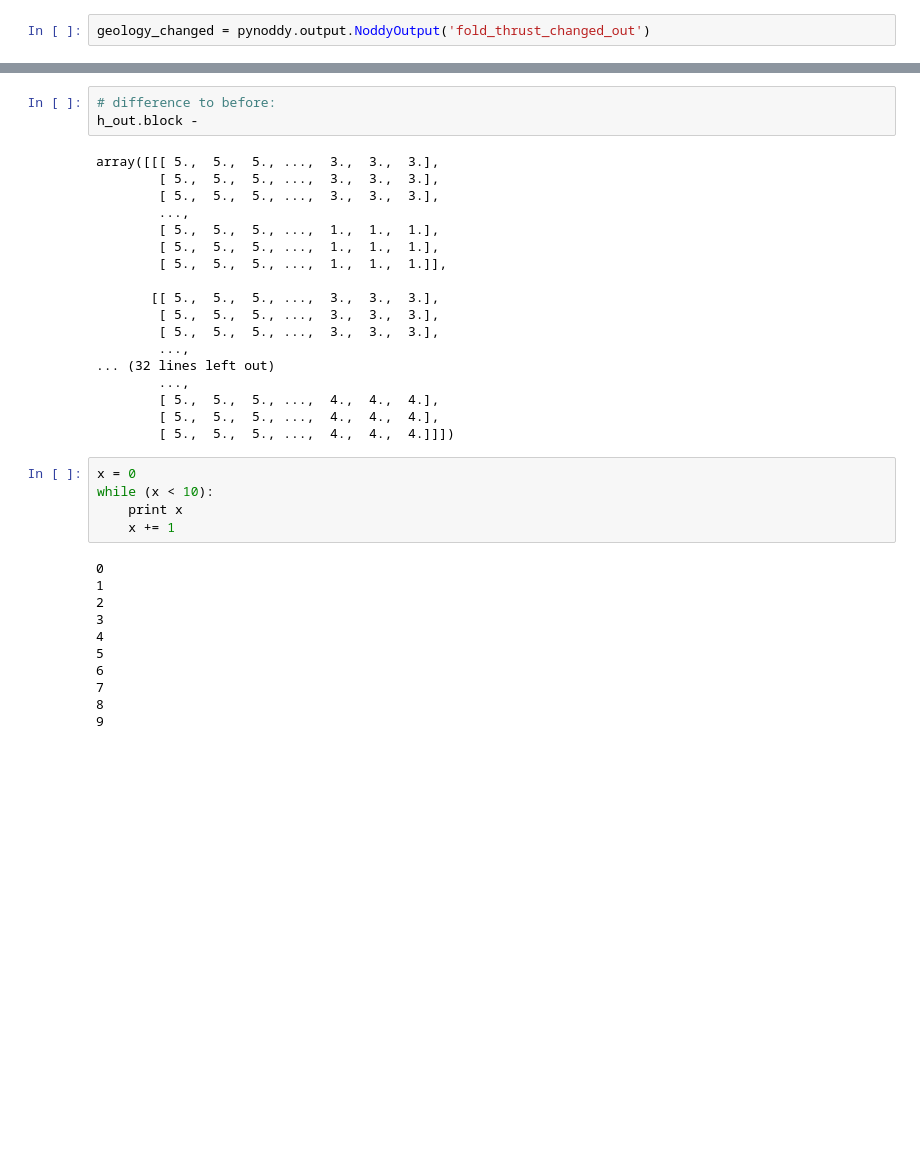
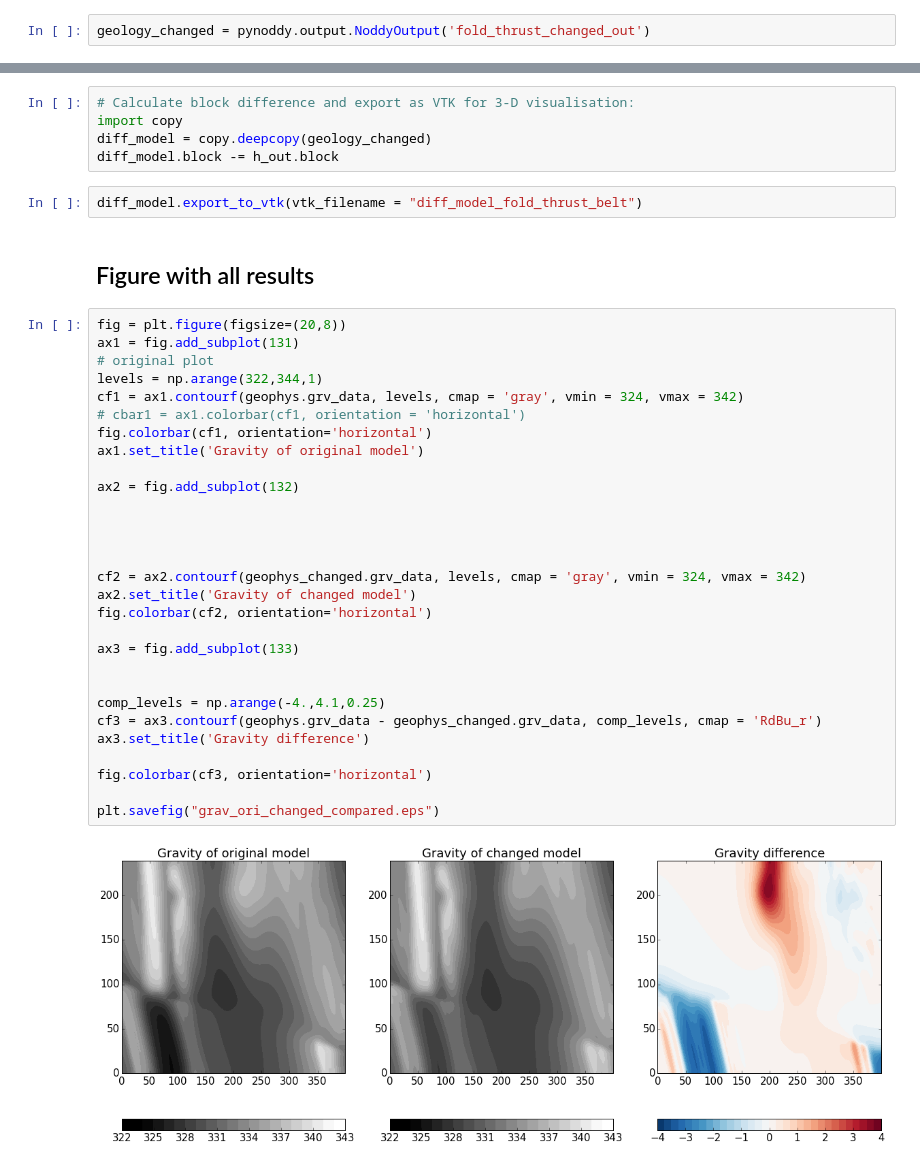
Before and after one commit to cgre-aachen/pynoddy, a Jupyter notebook: docs/notebooks/Read-Geophysics.ipynb, the cells around one changed output, grey strips where cells are left out. Drawn from its saved outputs; the diff is of its cells as text; blank space fills up the shorter version.

```diff
--- a/docs/notebooks/Read-Geophysics.ipynb
+++ b/docs/notebooks/Read-Geophysics.ipynb
@@ -192,37 +228,41 @@ geology_changed.plot_section('y', layer_labels = his.model_stratigraphy,
-# %%
-# difference to before:
-h_out.block -
-# %% [output]
-array([[[ 5.,  5.,  5., ...,  3.,  3.,  3.],
-        [ 5.,  5.,  5., ...,  3.,  3.,  3.],
-        [ 5.,  5.,  5., ...,  3.,  3.,  3.],
-        ...,
-        [ 5.,  5.,  5., ...,  1.,  1.,  1.],
-        [ 5.,  5.,  5., ...,  1.,  1.,  1.],
-        [ 5.,  5.,  5., ...,  1.,  1.,  1.]],
-
-       [[ 5.,  5.,  5., ...,  3.,  3.,  3.],
-        [ 5.,  5.,  5., ...,  3.,  3.,  3.],
-        [ 5.,  5.,  5., ...,  3.,  3.,  3.],
-        ...,
-... (32 lines left out)
-        ...,
-        [ 5.,  5.,  5., ...,  4.,  4.,  4.],
-        [ 5.,  5.,  5., ...,  4.,  4.,  4.],
-        [ 5.,  5.,  5., ...,  4.,  4.,  4.]]])
-# %%
-x = 0
-while (x < 10):
-    print x
-    x += 1
-# %% [output]
-0
-1
-2
-3
-4
-5
-6
-7
-8
-9
+# %%
+# Calculate block difference and export as VTK for 3-D visualisation:
+import copy
+diff_model = copy.deepcopy(geology_changed)
+diff_model.block -= h_out.block
+# %%
+diff_model.export_to_vtk(vtk_filename = "diff_model_fold_thrust_belt")
+# %% [markdown]
+Figure with all results
+--------
+# %%
+fig = plt.figure(figsize=(20,8))
+ax1 = fig.add_subplot(131)
+# original plot
+levels = np.arange(322,344,1)
+cf1 = ax1.contourf(geophys.grv_data, levels, cmap = 'gray', vmin = 324, vmax = 342)
+# cbar1 = ax1.colorbar(cf1, orientation = 'horizontal')
+fig.colorbar(cf1, orientation='horizontal')
+ax1.set_title('Gravity of original model')
+
+ax2 = fig.add_subplot(132)
+
+
+
+
+cf2 = ax2.contourf(geophys_changed.grv_data, levels, cmap = 'gray', vmin = 324, vmax = 342)
+ax2.set_title('Gravity of changed model')
+fig.colorbar(cf2, orientation='horizontal')
+
+ax3 = fig.add_subplot(133)
+
+
+comp_levels = np.arange(-4.,4.1,0.25)
+cf3 = ax3.contourf(geophys.grv_data - geophys_changed.grv_data, comp_levels, cmap = 'RdBu_r')
+ax3.set_title('Gravity difference')
+
+fig.colorbar(cf3, orientation='horizontal')
+
+plt.savefig("grav_ori_changed_compared.eps")
+# %% [output]
+[figure, added]
```
Also changed, not shown: parts of 14 cells of this notebook, 4 other files.
